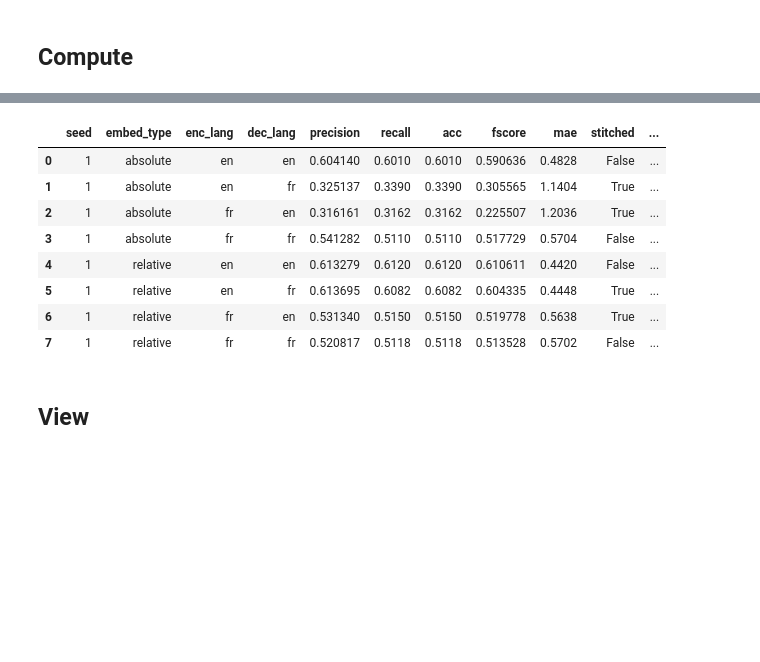
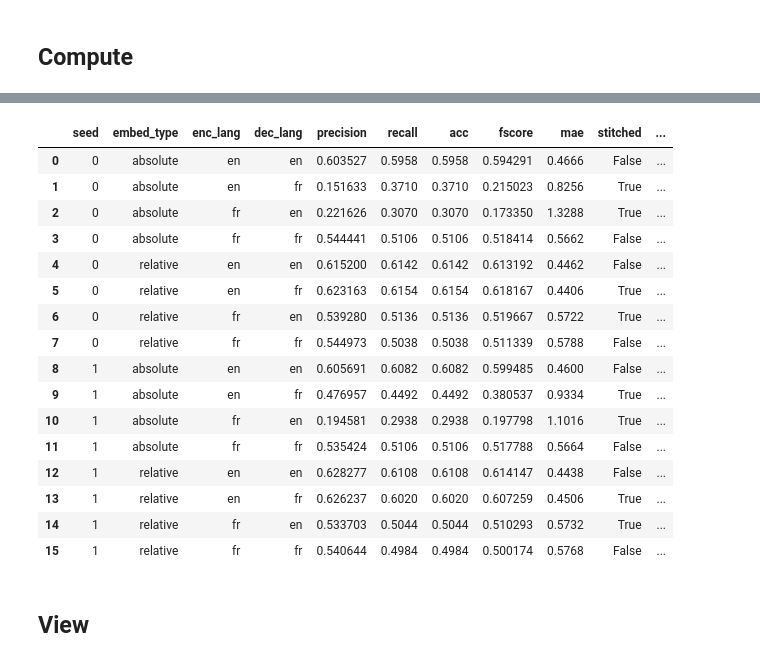
Before and after one commit to AGarciaCast/Topo_Reg_Relative_Rep, a Jupyter notebook: topo_multilingual_stitching.ipynb, the cells around one changed output, grey strips where cells are left out. Drawn from its saved outputs; the diff is of its cells as text; code cells hidden in the pictures; blank space fills up the shorter version.

```diff
--- a/topo_multilingual_stitching.ipynb
+++ b/topo_multilingual_stitching.ipynb
@@ -613,22 +585,20 @@ numeric_results = {
     },
 }
 
-
-
 pers = "L_2"
 langs= ["en", "fr"]
-modes = ["vanilla"]
-embeddings = ["absolute", "relative"]
-check_best = True
-
-for seed in [1]:
+modes = ["topo"]
+embeddings = ["absolute", "relative_both"]
+check_best = False
+vrs = 1
+for seed in [0, 1]:
     models = {
         train_mode: {
             embedding_type: {
                     train_lang: LitTopoRelRoberta.load_from_checkpoint(
                                   CHECKPOINT_PATH /
                                   f"{'fine_grained' if fine_grained else 'coarse_grained'}/{train_mode}_linear_{train_lang}_{embedding_type}_seed{seed}" /
-                                  f"lightning_logs/version_0/checkpoints/{'best' if check_best else 'full-v1'}.ckpt",
+                                  f"lightning_logs/version_{vrs}/checkpoints/{'best' if check_best else 'full-v1'}.ckpt",
                                    linear=True)
 
 
@@ -646,7 +616,7 @@ for seed in [1]:
 
                     model_enc = models[mode][embed_type][enc_lang].net
 
-                    relative = embed_type == "relative"
+                    relative = "relative" in embed_type
                     if relative:
                         model_enc.anchor_dataloader = anchors_lang2dataloader[enc_lang]
 
@@ -671,14 +641,14 @@ for seed in [1]:
                         if mode=="topo":
                             with open(CHECKPOINT_PATH /
                                         f"{'fine_grained' if fine_grained else 'coarse_grained'}/{mode}_linear_{enc_lang}_{embed_type}_seed{seed}" /
-                                        "lightning_logs/version_0/hparams.yaml") as fp:
+                                        f"lightning_logs/version_{vrs}/hparams.yaml") as fp:
                                 topo_1 = YAML().load(fp)["topo_par"]
 
                             title+= f" (Model 1: {topo_1[0]}, "+ r"$\lambda={}$, ".format(topo_1[3]) + r"$\beta={}$)".format(topo_1[2])
 
                             with open(CHECKPOINT_PATH /
                                             f"{'fine_grained' if fine_grained else 'coarse_grained'}/{mode}_linear_{dec_lang}_{embed_type}_seed{seed}" /
-                                            "lightning_logs/version_0/hparams.yaml") as fp:
+                                            f"lightning_logs/version_{vrs}/hparams.yaml") as fp:
                                     topo_2 = YAML().load(fp)["topo_par"]
 
                             title+= f" (Model 2: {topo_2[0]}, "+ r"$\lambda={}$, ".format(topo_2[3]) + r"$\beta={}$)".format(topo_2[2])
@@ -688,11 +658,20 @@ for seed in [1]:
                         if relative:
                             model_dec.anchor_dataloader = anchors_lang2dataloader[dec_lang]
 
+
+                        if mode == "topo":
+                            path =  f"{'fine_grained' if fine_grained else 'coarse_grained'}/{'best_' if check_best else ''}full_topo_dist_linear/{enc_lang}_{dec_lang}_{embed_type}"
+                            if relative:
+                                path += f"_{topo_1[0]}_{topo_2[0]}"
+                            path += f"_{topo_1[2]}_{topo_2[2]}_seed{seed}.png"
+                        else:
+                            path =  f"{'fine_grained' if fine_grained else 'coarse_grained'}/{'best_' if check_best else ''}full_topo_dist_linear/{enc_lang}_{dec_lang}_{embed_type}_seed{seed}.png"
+
+
                         compare_topo_models(model_enc, model_dec, device,
                                             dataloader1=test_lang2dataloader[enc_lang][1],
                                             dataloader2=test_lang2dataloader[dec_lang][1],
-                                            save_path= FIG_PATH / "rel_vanilla" /
-                                                        f"{'fine_grained' if fine_grained else 'coarse_grained'}/{'best_' if check_best else ''}full_topo_dist_linear/{enc_lang}_{dec_lang}_{embed_type}_seed{seed}.png",
+                                            save_path= FIG_PATH / "rel_vanilla" /path,
                                             title=title,
                                             pers=pers,
                                             relative=relative,
@@ -721,8 +700,10 @@ for seed in [1]:
                         else:
                             numeric_results[mode]["CKA_post"].append(-1.)
 
-
-                    numeric_results[mode]["embed_type"].append(embed_type)
+                    if not relative:
+                        numeric_results[mode]["embed_type"].append(embed_type)
+                    else:
+                        numeric_results[mode]["embed_type"].append("relative")
                     numeric_results[mode]["enc_lang"].append(enc_lang)
                     numeric_results[mode]["dec_lang"].append(dec_lang)
                     numeric_results[mode]["precision"].append(precision)
@@ -758,14 +756,22 @@ Some weights of the model checkpoint at ClassCat/roberta-base-french were not us
 # %%
-df = pd.DataFrame(numeric_results["vanilla"])
+df = pd.DataFrame(numeric_results["topo"])
 df
 # %% [output]
 |  | seed | embed_type | enc_lang | dec_lang | precision | recall | acc | fscore | mae | stitched | ... |
-| 0 | 1 | absolute | en | en | 0.604140 | 0.6010 | 0.6010 | 0.590636 | 0.4828 | False | ... |
-| 1 | 1 | absolute | en | fr | 0.325137 | 0.3390 | 0.3390 | 0.305565 | 1.1404 | True | ... |
-| 2 | 1 | absolute | fr | en | 0.316161 | 0.3162 | 0.3162 | 0.225507 | 1.2036 | True | ... |
-| 3 | 1 | absolute | fr | fr | 0.541282 | 0.5110 | 0.5110 | 0.517729 | 0.5704 | False | ... |
-| 4 | 1 | relative | en | en | 0.613279 | 0.6120 | 0.6120 | 0.610611 | 0.4420 | False | ... |
-| 5 | 1 | relative | en | fr | 0.613695 | 0.6082 | 0.6082 | 0.604335 | 0.4448 | True | ... |
-| 6 | 1 | relative | fr | en | 0.531340 | 0.5150 | 0.5150 | 0.519778 | 0.5638 | True | ... |
-| 7 | 1 | relative | fr | fr | 0.520817 | 0.5118 | 0.5118 | 0.513528 | 0.5702 | False | ... |
+| 0 | 0 | absolute | en | en | 0.603527 | 0.5958 | 0.5958 | 0.594291 | 0.4666 | False | ... |
+| 1 | 0 | absolute | en | fr | 0.151633 | 0.3710 | 0.3710 | 0.215023 | 0.8256 | True | ... |
+| 2 | 0 | absolute | fr | en | 0.221626 | 0.3070 | 0.3070 | 0.173350 | 1.3288 | True | ... |
+| 3 | 0 | absolute | fr | fr | 0.544441 | 0.5106 | 0.5106 | 0.518414 | 0.5662 | False | ... |
+| 4 | 0 | relative | en | en | 0.615200 | 0.6142 | 0.6142 | 0.613192 | 0.4462 | False | ... |
+| 5 | 0 | relative | en | fr | 0.623163 | 0.6154 | 0.6154 | 0.618167 | 0.4406 | True | ... |
+| 6 | 0 | relative | fr | en | 0.539280 | 0.5136 | 0.5136 | 0.519667 | 0.5722 | True | ... |
+| 7 | 0 | relative | fr | fr | 0.544973 | 0.5038 | 0.5038 | 0.511339 | 0.5788 | False | ... |
+| 8 | 1 | absolute | en | en | 0.605691 | 0.6082 | 0.6082 | 0.599485 | 0.4600 | False | ... |
+| 9 | 1 | absolute | en | fr | 0.476957 | 0.4492 | 0.4492 | 0.380537 | 0.9334 | True | ... |
+| 10 | 1 | absolute | fr | en | 0.194581 | 0.2938 | 0.2938 | 0.197798 | 1.1016 | True | ... |
+| 11 | 1 | absolute | fr | fr | 0.535424 | 0.5106 | 0.5106 | 0.517788 | 0.5664 | False | ... |
+| 12 | 1 | relative | en | en | 0.628277 | 0.6108 | 0.6108 | 0.614147 | 0.4438 | False | ... |
+| 13 | 1 | relative | en | fr | 0.626237 | 0.6020 | 0.6020 | 0.607259 | 0.4506 | True | ... |
+| 14 | 1 | relative | fr | en | 0.533703 | 0.5044 | 0.5044 | 0.510293 | 0.5732 | True | ... |
+| 15 | 1 | relative | fr | fr | 0.540644 | 0.4984 | 0.4984 | 0.500174 | 0.5768 | False | ... |
 # %%
```
Also changed, not shown: parts of 8 cells of this notebook, 31 other files.
